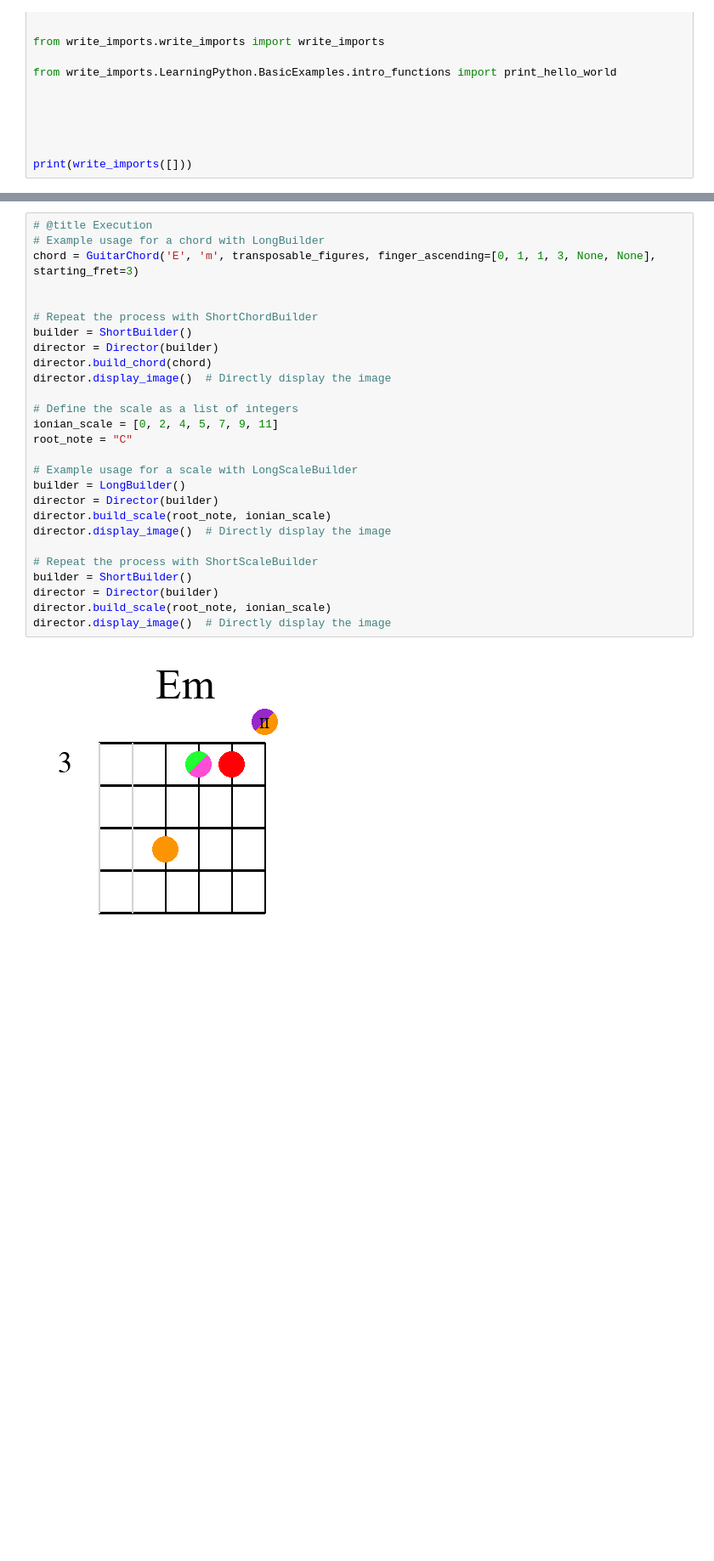
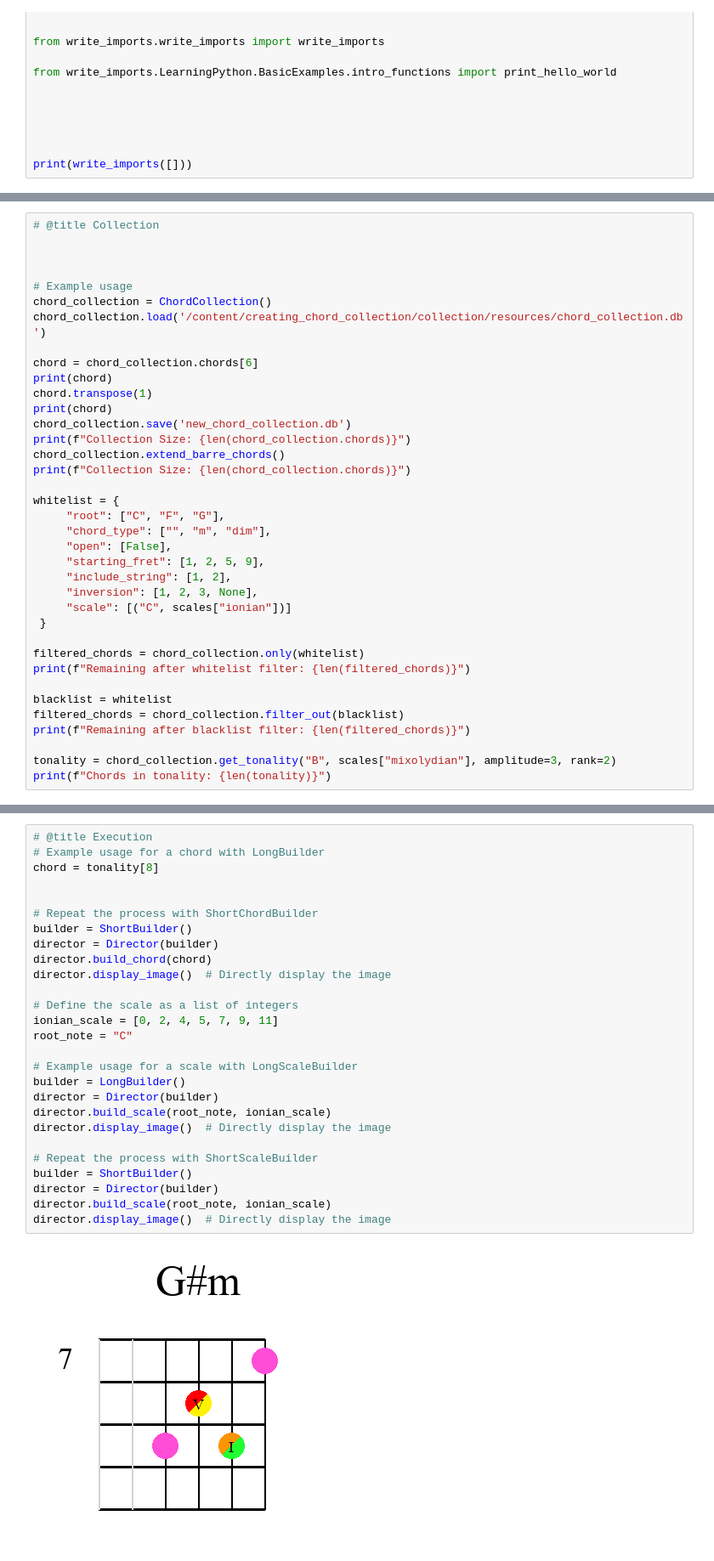
Before and after one commit to GenaroHacker/creating_chord_collection, a Jupyter notebook: main.ipynb, the cells around one changed output, grey strips where cells are left out. Shown at 85% size. Drawn from its saved outputs; the diff is of its cells as text; blank space fills up the shorter version.

```diff
--- a/main.ipynb
+++ b/main.ipynb
@@ -81,0 +50,37 @@ print(scales["ionian"])
+# %%
+# @title Collection
+
+
+
+# Example usage
+chord_collection = ChordCollection()
+chord_collection.load('/content/creating_chord_collection/collection/resources/chord_collection.db')
+
+chord = chord_collection.chords[6]
+print(chord)
+chord.transpose(1)
+print(chord)
+chord_collection.save('new_chord_collection.db')
+print(f"Collection Size: {len(chord_collection.chords)}")
+chord_collection.extend_barre_chords()
+print(f"Collection Size: {len(chord_collection.chords)}")
+
+whitelist = {
+     "root": ["C", "F", "G"],
+     "chord_type": ["", "m", "dim"],
+     "open": [False],
+     "starting_fret": [1, 2, 5, 9],
+     "include_string": [1, 2],
+     "inversion": [1, 2, 3, None],
+     "scale": [("C", scales["ionian"])]
+ }
+
+filtered_chords = chord_collection.only(whitelist)
+print(f"Remaining after whitelist filter: {len(filtered_chords)}")
+
+blacklist = whitelist
+filtered_chords = chord_collection.filter_out(blacklist)
+print(f"Remaining after blacklist filter: {len(filtered_chords)}")
+
+tonality = chord_collection.get_tonality("B", scales["mixolydian"], amplitude=3, rank=2)
+print(f"Chords in tonality: {len(tonality)}")
@@ -82,31 +95,31 @@ print(scales["ionian"])
 # %%
 # @title Execution
 # Example usage for a chord with LongBuilder
-chord = GuitarChord('E', 'm', transposable_figures, finger_ascending=[0, 1, 1, 3, None, None], starting_fret=3)
+chord = tonality[8]
 
 
 # Repeat the process with ShortChordBuilder
 builder = ShortBuilder()
 director = Director(builder)
 director.build_chord(chord)
 director.display_image()  # Directly display the image
 
 # Define the scale as a list of integers
 ionian_scale = [0, 2, 4, 5, 7, 9, 11]
 root_note = "C"
 
 # Example usage for a scale with LongScaleBuilder
 builder = LongBuilder()
 director = Director(builder)
 director.build_scale(root_note, ionian_scale)
 director.display_image()  # Directly display the image
 
 # Repeat the process with ShortScaleBuilder
 builder = ShortBuilder()
 director = Director(builder)
 director.build_scale(root_note, ionian_scale)
 director.display_image()  # Directly display the image
 # %% [output]
-[figure, old version]
+[figure, new version]
 [figure]
 [figure]
```
Also changed, not shown: parts of 3 cells of this notebook.
